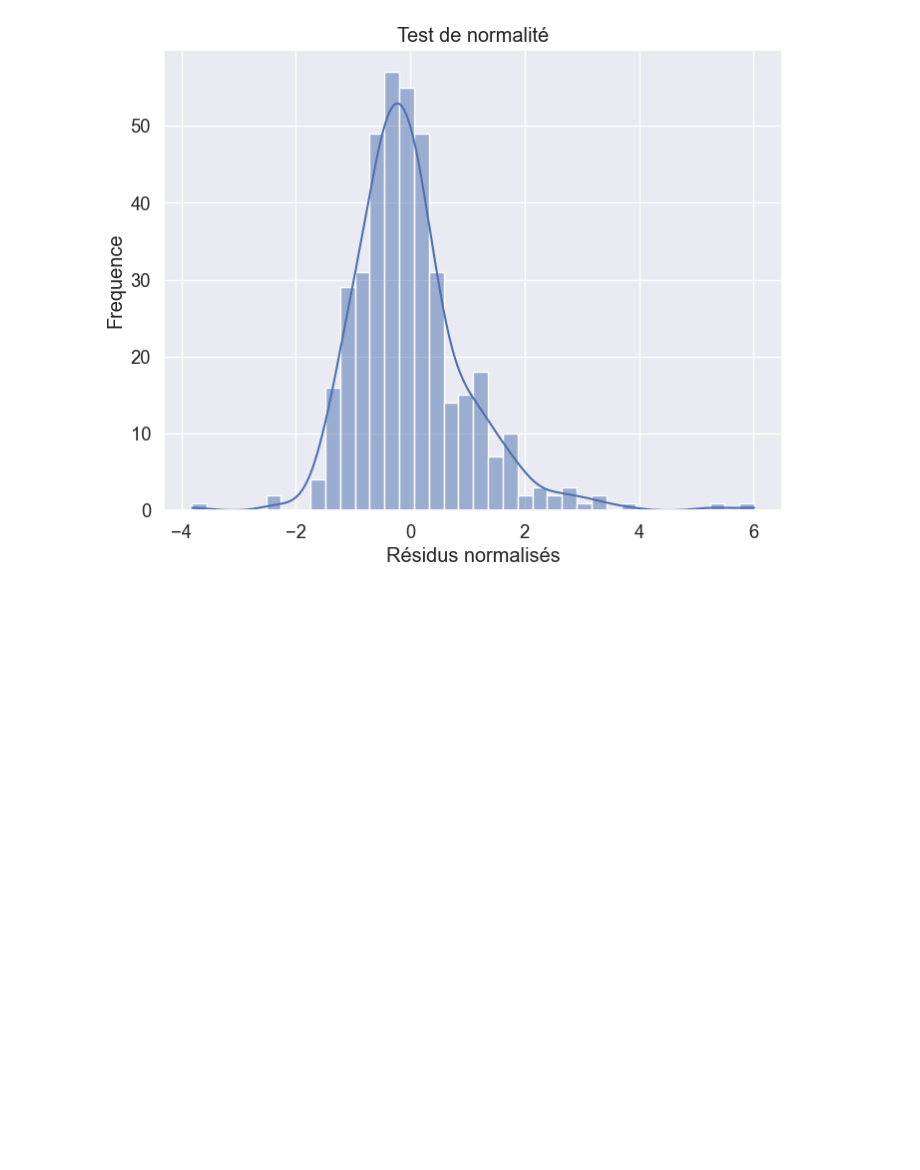
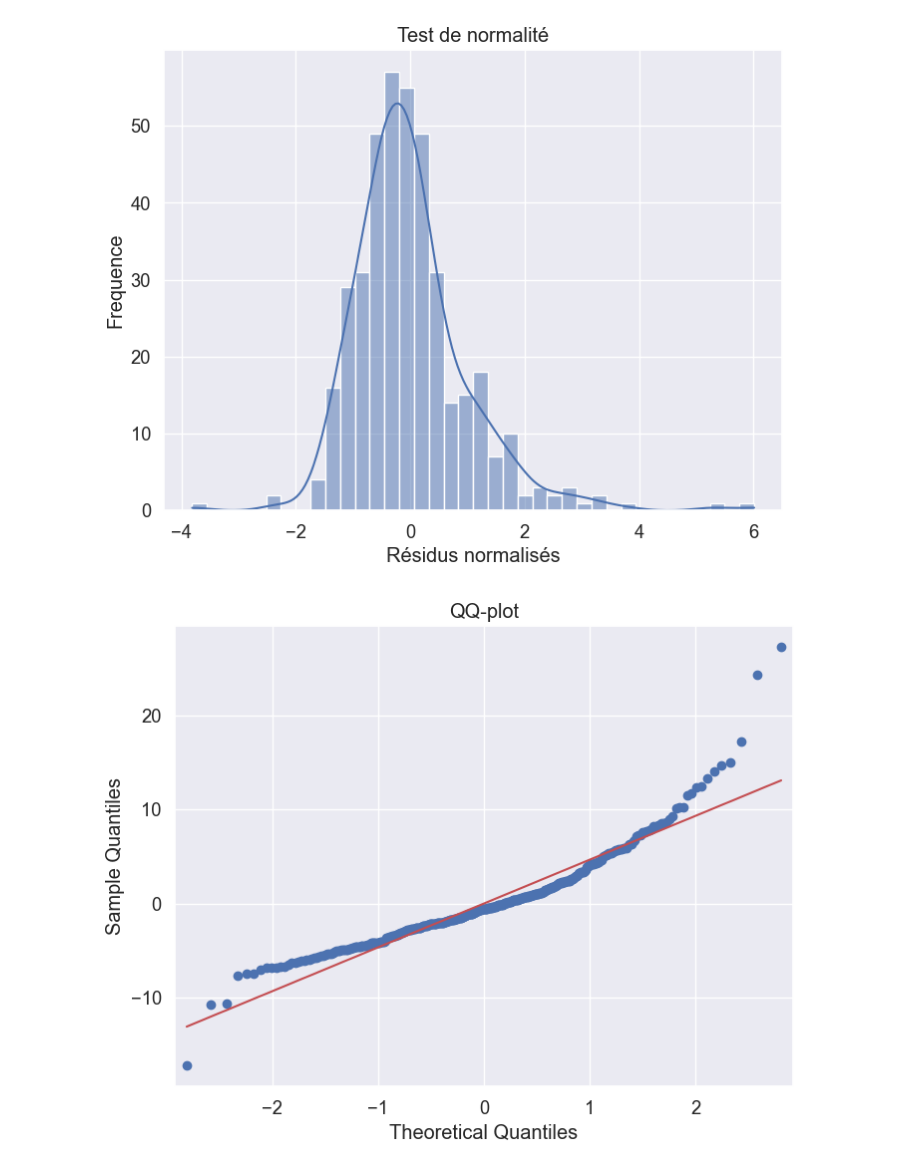
Before and after one commit to BrechM/Projects-Space, a Jupyter notebook: ML/Partition_ML/20- Regression Ridge, Lasso et Elastic Net.ipynb, the cells around one changed output. Saved outputs shown, nothing was run; the diff lists cells and outputs as text; code cells hidden in the pictures; blank space fills up the shorter version.

```diff
--- a/ML/Partition_ML/20- Regression Ridge, Lasso et Elastic Net.ipynb
+++ b/ML/Partition_ML/20- Regression Ridge, Lasso et Elastic Net.ipynb
@@ -717,3 +717,11 @@ plt.show()
 ## C'est la normalité du modele de base
 # %% [output]
 [figure]
+# %%
+# QQ-plot
+fig, ax = plt.subplots(figsize=(8, 6))
+sm.qqplot(residuals, line='s', ax=ax)
+ax.set_title('QQ-plot')
+plt.show()
+# %% [output]
+[figure, added]
```
Also changed, not shown: parts of 30 cells of this notebook.
